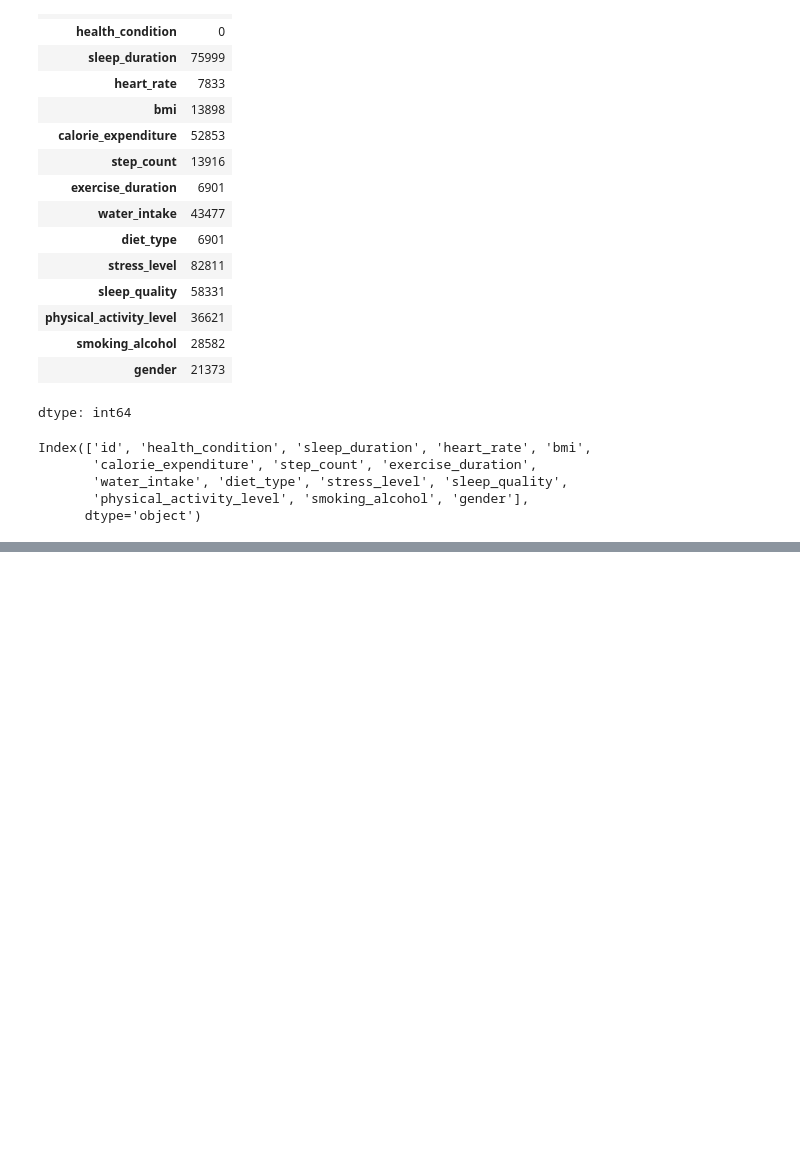
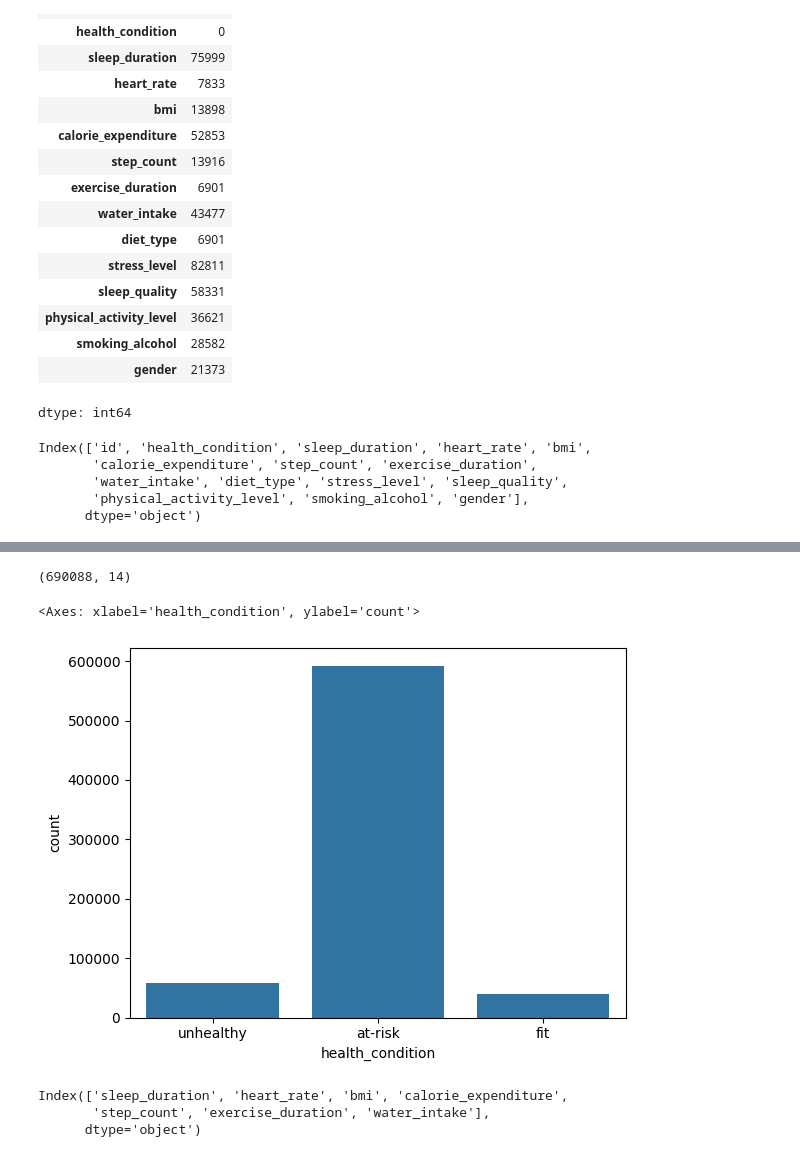
Before and after one commit to kulsoomz99/Predicting-Student-Health, a Jupyter notebook: Predicting_Student_Health.ipynb, the cells around one changed output, grey strips where cells are left out. Drawn from its saved outputs; the diff is of its cells as text; code cells hidden in the pictures; blank space fills up the shorter version.

```diff
--- a/Predicting_Student_Health.ipynb
+++ b/Predicting_Student_Health.ipynb
@@ -80,0 +94,13 @@ Index(['id', 'health_condition', 'sleep_duration', 'heart_rate', 'bmi',
+# %%
+df_train = df_train.drop('id', axis = 1)
+# %%
+df_train.drop_duplicates(inplace = True)
+# %%
+df_train.shape
+# %% [output]
+(690088, 14)
+# %%
+sns.countplot(x = 'health_condition', data = df_train)
+# %% [output]
+<Axes: xlabel='health_condition', ylabel='count'>
+[figure, added]
@@ -80,0 +109,6 @@ Index(['id', 'health_condition', 'sleep_duration', 'heart_rate', 'bmi',
+# %%
+numeric_cols
+# %% [output]
+Index(['sleep_duration', 'heart_rate', 'bmi', 'calorie_expenditure',
+       'step_count', 'exercise_duration', 'water_intake'],
+      dtype='object')
```
Also changed, not shown: parts of 4 cells of this notebook.
